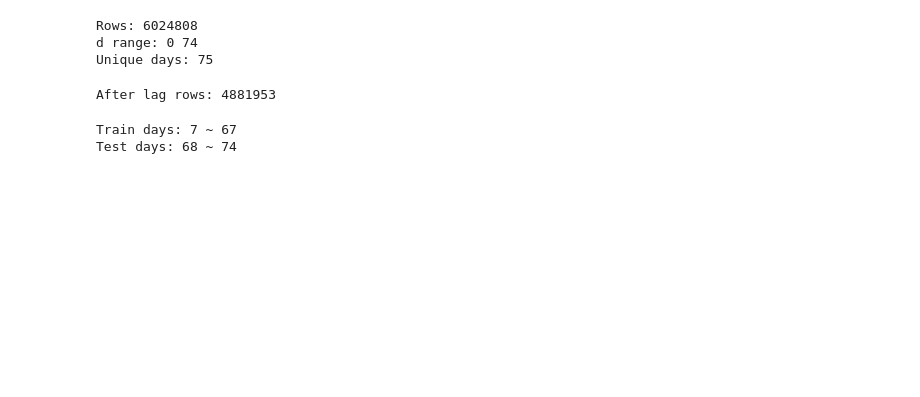
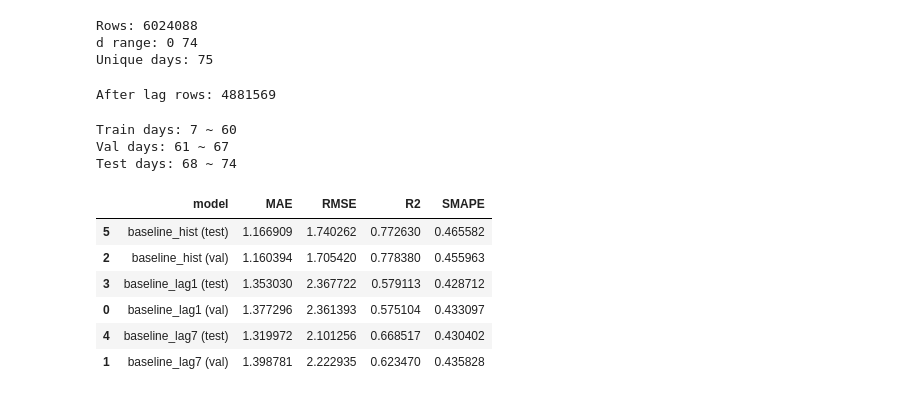
Before and after one commit to radimon/2025_flight_delay_prediction, a Jupyter notebook: notebooks/03_sapporo_spatiotemporal_model.ipynb, the cells around one changed output. Cells and saved outputs as stored; diff of their text form; code cells hidden in the pictures; blank space fills up the shorter version.

Commit message:
baseline

```diff
--- a/notebooks/03_sapporo_spatiotemporal_model.ipynb
+++ b/notebooks/03_sapporo_spatiotemporal_model.ipynb
@@ -3,12 +3,16 @@ import pandas as pd
 import numpy as np
 
 df = pd.read_parquet('../data/processed/sapporo_density.parquet')
+is_unknown = (df["x"]==999) & (df["y"]==999)
 
+df = df[~is_unknown].copy()
+
+# 6024088
 print("Rows:", len(df))
 print("d range:", df["d"].min(), df["d"].max())
 print("Unique days:", df["d"].nunique())
 # %% [output]
-Rows: 6024808
+Rows: 6024088
 d range: 0 74
 Unique days: 75
 # %%
@@ -42,15 +46,24 @@ df = df.dropna()
 
 print("After lag rows:", len(df))
 # %% [output]
-After lag rows: 4881953
+After lag rows: 4881569
 # %%
 max_day = df["d"].max()
 
-train_df = df[df["d"] <= max_day - 7]
-test_df  = df[df["d"] > max_day - 7]
+TEST_DAYS = 7
+VAL_DAYS = 7
+
+test_start = max_day - TEST_DAYS + 1
+val_start = test_start - VAL_DAYS
+
+train_df = df[df["d"] <  val_start].copy()
+val_df   = df[(df["d"] >= val_start) & (df["d"] < test_start)].copy()
+test_df  = df[df["d"] >= test_start].copy()
 
 print("Train days:", train_df["d"].min(), "~", train_df["d"].max())
+print("Val days:", val_df["d"].min(), "~", val_df["d"].max(),)
 print("Test days:", test_df["d"].min(), "~", test_df["d"].max())
 # %% [output]
-Train days: 7 ~ 67
+Train days: 7 ~ 60
+Val days: 61 ~ 67
 Test days: 68 ~ 74
@@ -57,3 +92,46 @@ Test days: 68 ~ 74
+# %%
+from sklearn.metrics import mean_absolute_error, root_mean_squared_error, r2_score
+
+def smape(y_true, y_pred, eps=1e-9):
+    y_true = np.asarray(y_true)
+    y_pred = np.asarray(y_pred)
+    denom = np.maximum(np.abs(y_true) + np.abs(y_pred), eps)
+    return np.mean(2.0 * np.abs(y_pred - y_true) / denom)
+
+def eval_metrics(name, y_true, y_pred):
+    y_true = np.asarray(y_true)
+    y_pred = np.asarray(y_pred)
+    return {
+        "model": name,
+        "MAE":  mean_absolute_error(y_true, y_pred),
+        "RMSE": root_mean_squared_error(y_true, y_pred),
+        "R2":   r2_score(y_true, y_pred),
+        "SMAPE": smape(y_true, y_pred),
+    }
+
+y_val  = val_df["count"].values
+y_test = test_df["count"].values
+
+results = []
+# baselines on val
+results += [eval_metrics("baseline_lag1 (val)",  y_val,  pred_val_lag1)]
+results += [eval_metrics("baseline_lag7 (val)",  y_val,  pred_val_lag7)]
+results += [eval_metrics("baseline_hist (val)",  y_val,  pred_val_hist)]
+
+# baselines on test
+results += [eval_metrics("baseline_lag1 (test)", y_test, pred_test_lag1)]
+results += [eval_metrics("baseline_lag7 (test)", y_test, pred_test_lag7)]
+results += [eval_metrics("baseline_hist (test)", y_test, pred_test_hist)]
+
+pd.DataFrame(results).sort_values(["model"])
+# %% [output]
+|  | model | MAE | RMSE | R2 | SMAPE |
+| 5 | baseline_hist (test) | 1.166909 | 1.740262 | 0.772630 | 0.465582 |
+| 2 | baseline_hist (val) | 1.160394 | 1.705420 | 0.778380 | 0.455963 |
+| 3 | baseline_lag1 (test) | 1.353030 | 2.367722 | 0.579113 | 0.428712 |
+| 0 | baseline_lag1 (val) | 1.377296 | 2.361393 | 0.575104 | 0.433097 |
+| 4 | baseline_lag7 (test) | 1.319972 | 2.101256 | 0.668517 | 0.430402 |
+| 1 | baseline_lag7 (val) | 1.398781 | 2.222935 | 0.623470 | 0.435828 |
 # %%
 import lightgbm as lgb
 from sklearn.metrics import r2_score
```
Also changed, not shown: parts of 3 cells of this notebook, 3 other files.
